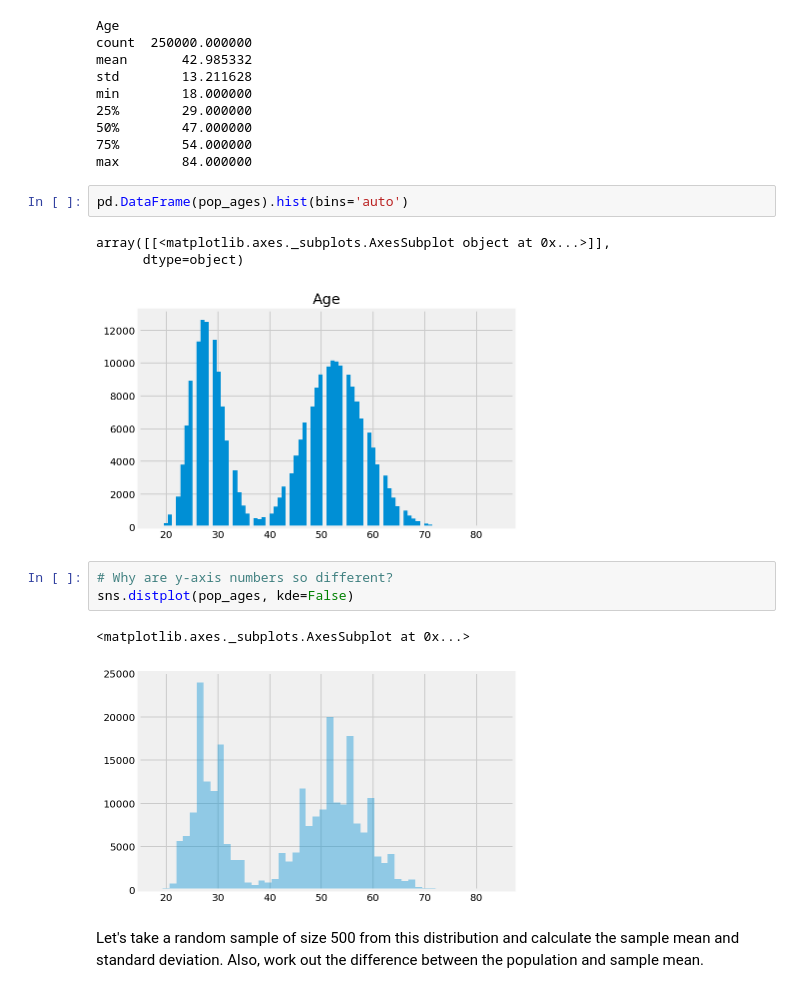
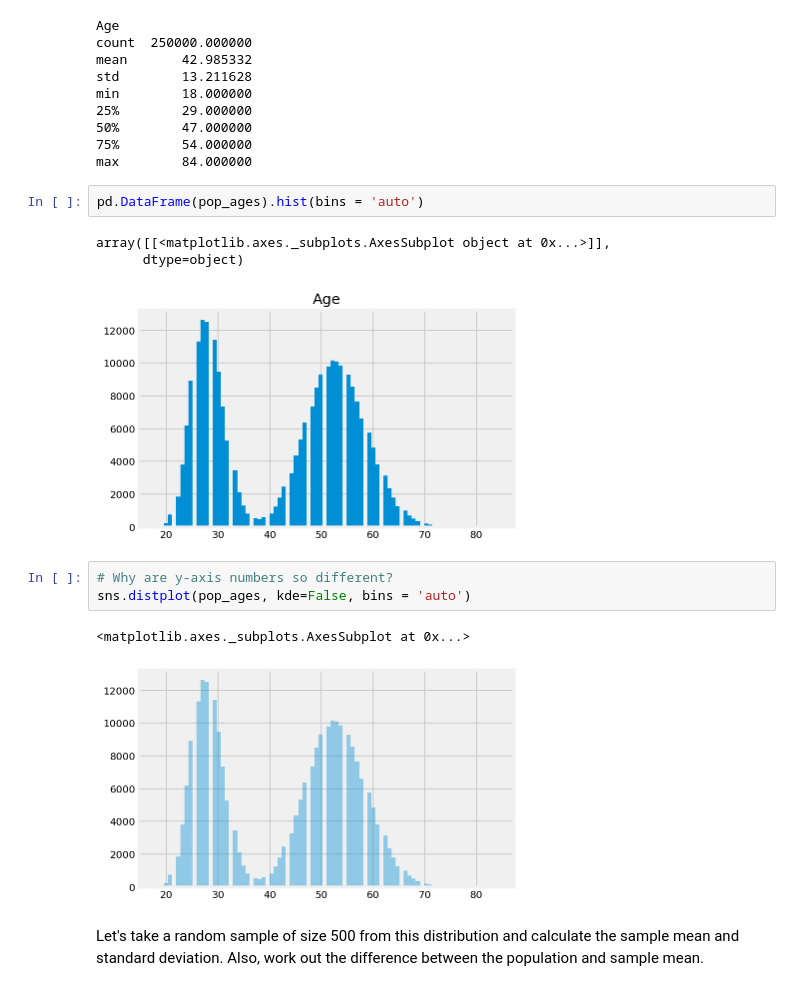
Before and after one commit to lauren-esser/Confidence-intervals-lab-onl01-dtsc-ft-070620, a Jupyter notebook: index.ipynb, the cells around one changed output. Saved outputs shown, nothing was run; the diff lists cells and outputs as text.

```diff
--- a/index.ipynb
+++ b/index.ipynb
@@ -70,17 +70,17 @@ min        18.000000
 75%        54.000000
 max        84.000000
 # %%
-pd.DataFrame(pop_ages).hist(bins='auto')
+pd.DataFrame(pop_ages).hist(bins = 'auto')
 # %% [output]
 array([[<matplotlib.axes._subplots.AxesSubplot object at 0x...>]],
       dtype=object)
 [figure]
 # %%
 # Why are y-axis numbers so different?
-sns.distplot(pop_ages, kde=False)
+sns.distplot(pop_ages, kde=False, bins = 'auto')
 # %% [output]
 <matplotlib.axes._subplots.AxesSubplot at 0x...>
-[figure, old version]
+[figure, new version]
 # %% [markdown]
 Let's take a random sample of size 500 from this distribution and calculate the sample mean and standard deviation. Also, work out the difference between the population and sample mean.
 # %%
```
